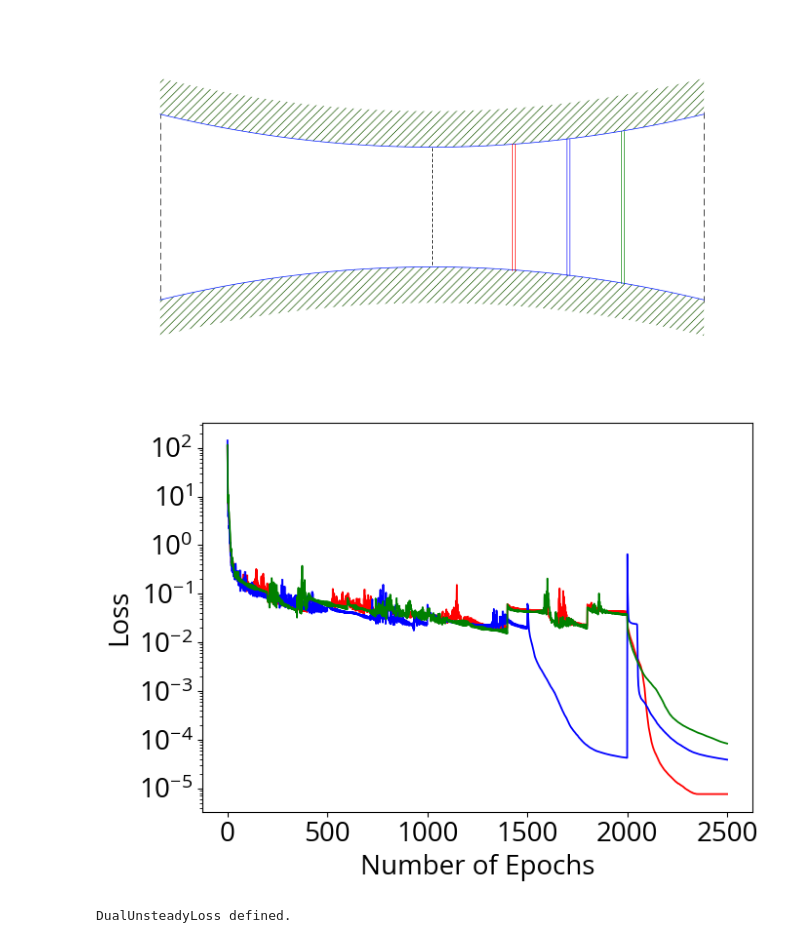
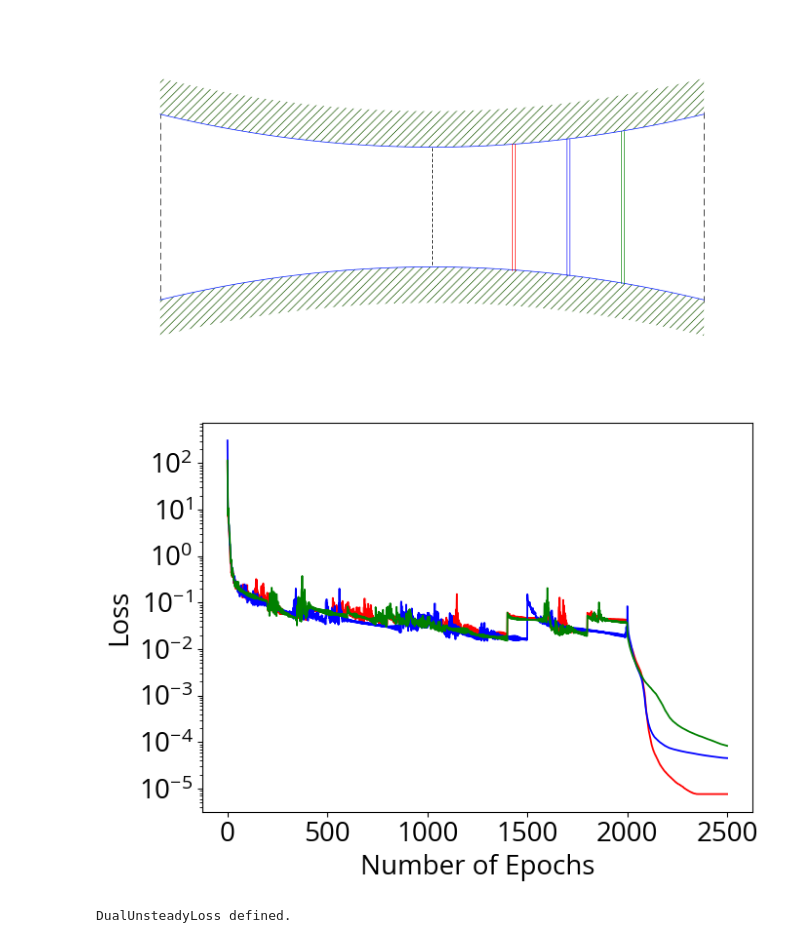
Before and after one commit to Lofty-Brambles/qsnippets, a Jupyter notebook: 07_cd_nozzle/variants/unsteady-cd-addpinn.ipynb, the cells around one changed output. Cells and saved outputs as stored; diff of their text form; code cells hidden in the pictures.

Commit message:
feat: new graphs

```diff
--- a/07_cd_nozzle/variants/unsteady-cd-addpinn.ipynb
+++ b/07_cd_nozzle/variants/unsteady-cd-addpinn.ipynb
@@ -1190,27 +1175,31 @@ plt.show()
 # %%
 # --- Loss-only figure ---
 fig, ax = plt.subplots(1, 1, figsize=(7, 5))
 
 for xs in shock_targets:
     history = saved_histories[xs]
     color = variant_colors[xs]
-    epochs = np.arange(history.shape[0])
-    ax.semilogy(epochs, history[:, 2], color=color, lw=1.3, label=f"x_shock={xs:.2f}")
+    if color != "blue":
+        epochs = np.arange(history.shape[0])
+        ax.semilogy(epochs, history[:, 2], color=color, lw=1.3, label=f"x_shock={xs:.2f}")
+    else:
+        epochs = np.arange(len(shock_det_history))
+        ax.semilogy(epochs, [i[2] for i in shock_det_history], color=color, lw=1.3, label=f"x_shock={xs:.2f}")
     # ax.semilogy(epochs, history[:, 0], color=color, lw=1.1, ls="--")
     # ax.semilogy(epochs, history[:, 1], color=color, lw=1.1, ls="-.")
 
 ax.set_xlabel("Number of Epochs", fontsize=20)
 ax.set_ylabel("Loss", fontsize=20)
 plt.xticks(fontsize=20)
 plt.yticks(fontsize=20)
 # ax.legend(fontsize=11)
 ax.grid(False)
 
 plt.tight_layout()
 plt.savefig("./nozzle_loss_history.svg", format="svg", transparent=True)
 plt.show()
 # %% [output]
-[figure, old version]
+[figure, new version]
 # %%
 class ShockParam(nn.Module):
     def __init__(self, x: float):
```
Also changed, not shown: parts of 22 cells of this notebook, 10 other files.
